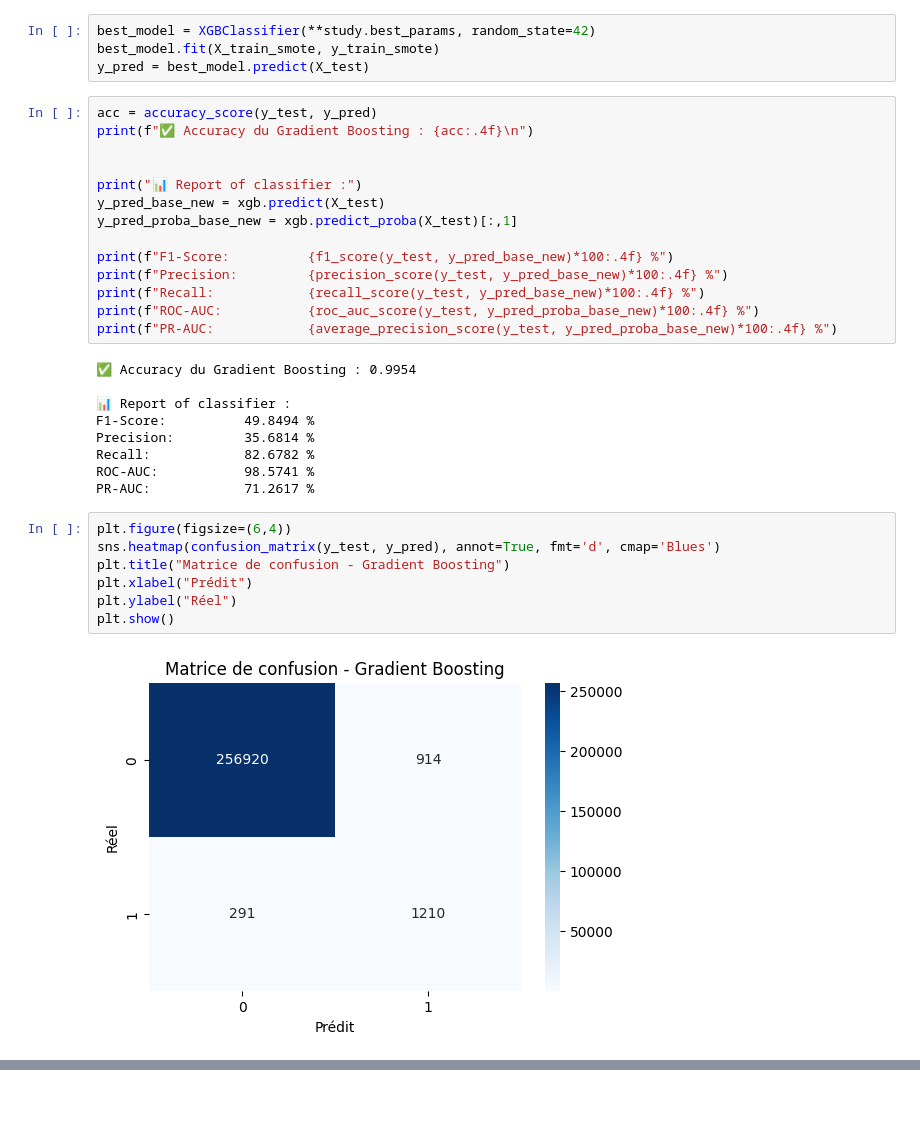
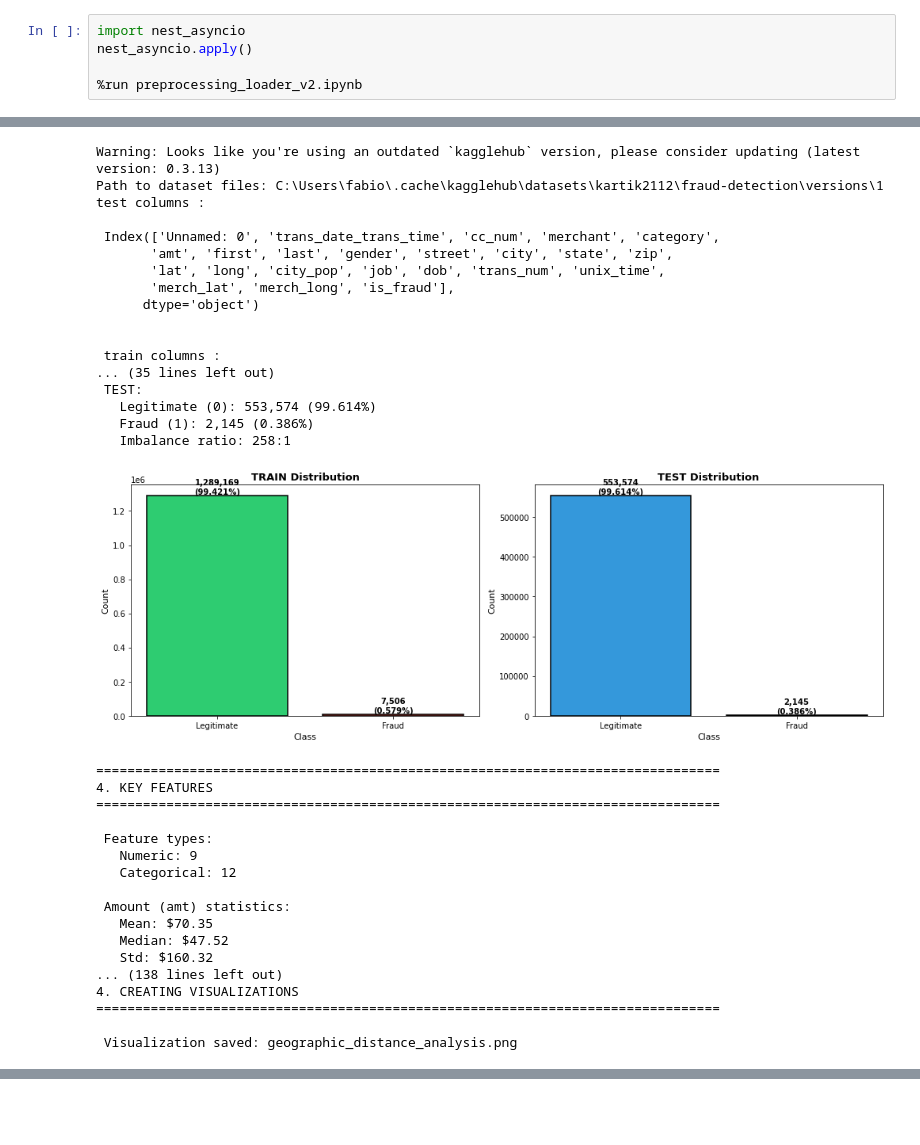
Before and after one commit to Bobibou/Machine-Learnig-for-Cybersecurity---Credit-Card-Fraud-Detection-, a Jupyter notebook: notebooks/XGBoost.ipynb, the cells around one changed output, grey strips where cells are left out. Saved outputs shown, nothing was run; the diff lists cells and outputs as text; blank space fills up the shorter version.

```diff
--- a/notebooks/XGBoost.ipynb
+++ b/notebooks/XGBoost.ipynb
@@ -421,36 +1,6 @@ Meilleurs hyperparamètres : {'n_estimators': 4, 'learning_rate': 0.293088180900
-# %%
-best_model = XGBClassifier(**study.best_params, random_state=42)
-best_model.fit(X_train_smote, y_train_smote)
-y_pred = best_model.predict(X_test)
-# %%
-acc = accuracy_score(y_test, y_pred)
-print(f"✅ Accuracy du Gradient Boosting : {acc:.4f}\n")
-
-
-print("📊 Report of classifier :")
-y_pred_base_new = xgb.predict(X_test)
-y_pred_proba_base_new = xgb.predict_proba(X_test)[:,1]
-
-print(f"F1-Score:          {f1_score(y_test, y_pred_base_new)*100:.4f} %")
-print(f"Precision:         {precision_score(y_test, y_pred_base_new)*100:.4f} %")
-print(f"Recall:            {recall_score(y_test, y_pred_base_new)*100:.4f} %")
-print(f"ROC-AUC:           {roc_auc_score(y_test, y_pred_proba_base_new)*100:.4f} %")
-print(f"PR-AUC:            {average_precision_score(y_test, y_pred_proba_base_new)*100:.4f} %")
-# %% [output]
-✅ Accuracy du Gradient Boosting : 0.9954
-
-📊 Report of classifier :
-F1-Score:          49.8494 %
-Precision:         35.6814 %
-Recall:            82.6782 %
-ROC-AUC:           98.5741 %
-PR-AUC:            71.2617 %
-# %%
-plt.figure(figsize=(6,4))
-sns.heatmap(confusion_matrix(y_test, y_pred), annot=True, fmt='d', cmap='Blues')
-plt.title("Matrice de confusion - Gradient Boosting")
-plt.xlabel("Prédit")
-plt.ylabel("Réel")
-plt.show()
-# %% [output]
-[figure, removed]
+# %%
+import nest_asyncio
+nest_asyncio.apply()
+
+%run preprocessing_loader_v2.ipynb
+# %% [output]
@@ -456,0 +34,35 @@ plt.show()
+Warning: Looks like you're using an outdated `kagglehub` version, please consider updating (latest version: 0.3.13)
+Path to dataset files: C:\Users\fabio\.cache\kagglehub\datasets\kartik2112\fraud-detection\versions\1
+test columns :
+
+ Index(['Unnamed: 0', 'trans_date_trans_time', 'cc_num', 'merchant', 'category',
+       'amt', 'first', 'last', 'gender', 'street', 'city', 'state', 'zip',
+       'lat', 'long', 'city_pop', 'job', 'dob', 'trans_num', 'unix_time',
+       'merch_lat', 'merch_long', 'is_fraud'],
+      dtype='object')
+
+
+ train columns :
+... (35 lines left out)
+ TEST:
+   Legitimate (0): 553,574 (99.614%)
+   Fraud (1): 2,145 (0.386%)
+   Imbalance ratio: 258:1
+[figure, added]
+================================================================================
+4. KEY FEATURES
+================================================================================
+
+ Feature types:
+   Numeric: 9
+   Categorical: 12
+
+ Amount (amt) statistics:
+   Mean: $70.35
+   Median: $47.52
+   Std: $160.32
+... (138 lines left out)
+4. CREATING VISUALIZATIONS
+================================================================================
+
+ Visualization saved: geographic_distance_analysis.png
@@ -456,0 +105,2 @@ plt.show()
+# %% [markdown]
+~~~~   XGBOOST METHOD ~~~~
```
Also changed, not shown: parts of 59 cells of this notebook.
